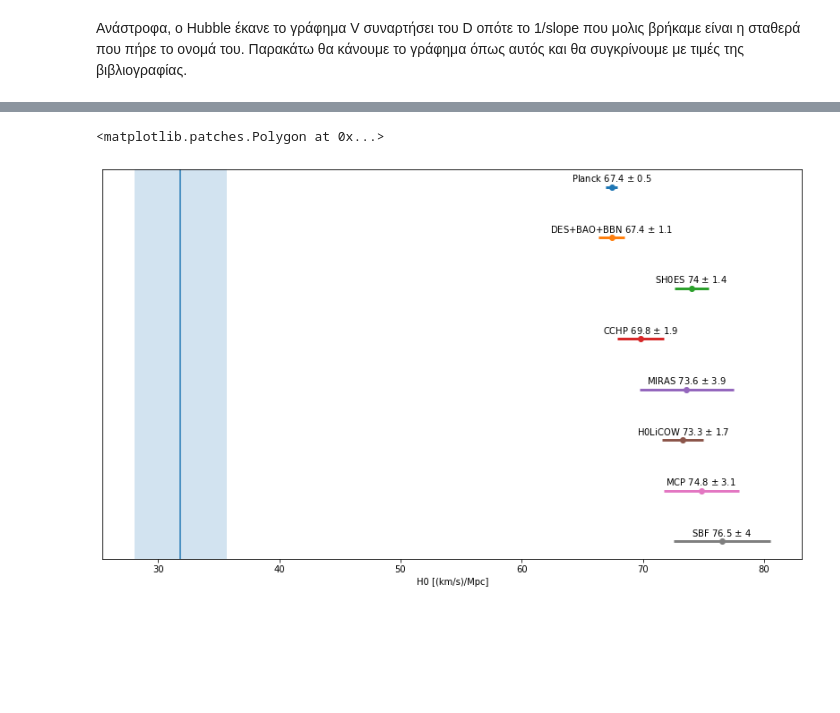
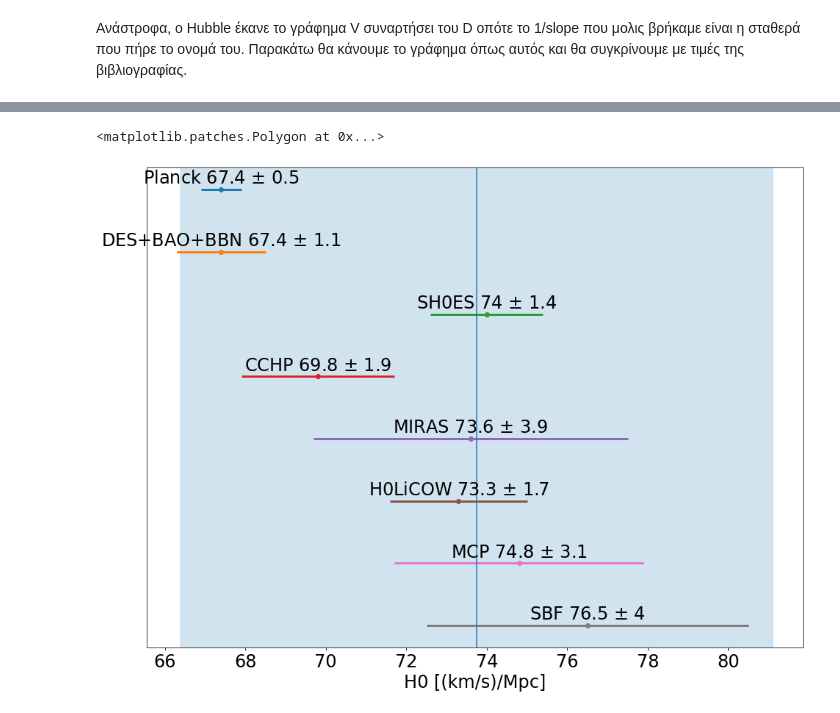
Before and after one commit to Mixpap/lab_kormou, a Jupyter notebook: partB_galaxies/Hubble_law.ipynb, the cells around one changed output, grey strips where cells are left out. Cells and saved outputs as stored; diff of their text form; code cells hidden in the pictures; blank space fills up the shorter version.

```diff
--- a/partB_galaxies/Hubble_law.ipynb
+++ b/partB_galaxies/Hubble_law.ipynb
@@ -32,3 +19,23 @@ lambda_obs_Ha = data[4]
+# %%
+# ΣΗΜΕΙΩΣΤΕ ΤΙΣ ΜΕΤΡΗΣΕΙΣ ΣΑΣ ΓΙΑ ΚΑΘΕ ΓΑΛΑΞΙΑ
+
+# ang_size1, ang_size2, ang_size3, lambda_CaK, lambda_CaH, lambda_Ha
+data=np.array([
+[1.82, 2.0, 1.44, 3962.2, 3997.,6608.2],   #NGC1357
+[1.65,1.4,1.5,    3959.8,3995.5,6606.7],   # another galaxy
+[0.982,1.0,0.7,    3965.3,3996.2,6614],    # yet another galaxy
+]).T                                       # .T παίρνει τον ΑΝΑΣΤΡΟΦΟ πίνακα: γραμμές <-> στήλες
+
+lambda_obs_CaK = data[3]
+lambda_obs_CaH = data[4]
+lambda_obs_Ha = data[5]
+
+angular_diameter       = np.mean(data[0:3,:],axis=0) *1e-3 # μέση τιμή των 3 πρώτων γραμμών για κάθε κολώνα
+angular_diameter_error =  np.std(data[0:3,:],axis=0) *1e-3 # τυπική απόκλιση των 3 πρώτων γραμμών για κάθε κολώνα
+
+#print(angular_diameter,angular_diameter_error )
+
+#lambda_obs_Ha.size
 # %% [markdown]
 Σημείωση για γωνιακά μεγέθη
 Υποθέτουμε ότι η διάμετρος ενός γαλαξία στον ουρανό είναι $d$ ($d\simeq 22\,\mathrm{kpc}$)
@@ -41,12 +48,11 @@ $$
 
 **ΠΡΟΣΟΧΗ: Υποθέτουμε Ευκλείδια κοσμολογία, ισχύει για πολύ κοντινούς μόνο!**
 # %%
-d_galaxy=22. #intrinsic diameter in kpc
+d_galaxy=22. *1e-3 #intrinsic diameter (22 kpc = 22*1e-3 Mpc)
+
 distance = d_galaxy / angular_diameter # kpc
-distance /= 1000. # to Mpc
 
 distance_error = d_galaxy / angular_diameter**2 * angular_diameter_error # kpc
-distance_error /= 1000. # to Mpc
 
 print(distance, distance_error)
 # %% [output]
@@ -128,25 +128,26 @@ H0_error=1./slope**2 * dpopt[1]
+# %%
+### ΓΡΑΨΤΕ ΤΟΝ ΚΩΔΙΚΑ ΓΙΑ ΝΑ ΚΑΝΕΤΕ ΤΟ ΓΡΑΦΗΜΑ, ΒΡΕΙΤΕ ΚΑΙ ΤΟ ΣΦΑΛΜΑ ΣΤΟ Η0
+H0 = 1/slope
 # %%
+## ΣΥΓΚΡΙΝΕΤΕ ΜΕ ΜΕΡΙΚΆ ΠΕΙΡΑΜΑΤΑ ΑΠΟ ΤΗ ΒΙΒΛΙΟΓΡΑΦΙΑ
 Hvals={"Planck":[67.4,0.5],
 "DES+BAO+BBN":[67.4,1.1],
 "SH0ES":[74,1.4],
 "CCHP":[69.8,1.9],
 "MIRAS":[73.6,3.9],
 "H0LiCOW":[73.3,1.7],
 "MCP":[74.8,3.1],
 "SBF":[76.5,4],}
 Y=10
 for val in Hvals:
     Y=Y-1
     plt.text(Hvals[val][0],Y+0.1,val+f" {Hvals[val][0]} $\pm$ {Hvals[val][1]}",horizontalalignment="center")
     plt.errorbar(Hvals[val][0],Y,fmt='o',yerr=0,xerr=Hvals[val][1],linewidth=3)
 plt.xlabel("H0 [(km/s)/Mpc]")
-plt.tick_params(
-    axis='y',          # changes apply to the x-axis
-    which='both',      # ticks along the bottom edge are off
-    left=False,         # ticks along the top edge are off
-    labelleft=False)
+plt.tick_params(axis='y',which='both',left=False, labelleft=False)
 plt.axvline(H0)
+H0_error=0.1*H0        # ΒΑΛΤΕ ΣΩΣΤΑ ΤΟ ΣΦΑΛΜΑ ΣΑΣ ΕΔΩ
 plt.axvspan(H0-H0_error,H0+H0_error,alpha=0.2)
 # %% [output]
 <matplotlib.patches.Polygon at 0x...>
-[figure, old version]
+[figure, new version]
```
Also changed, not shown: parts of 9 cells of this notebook.
